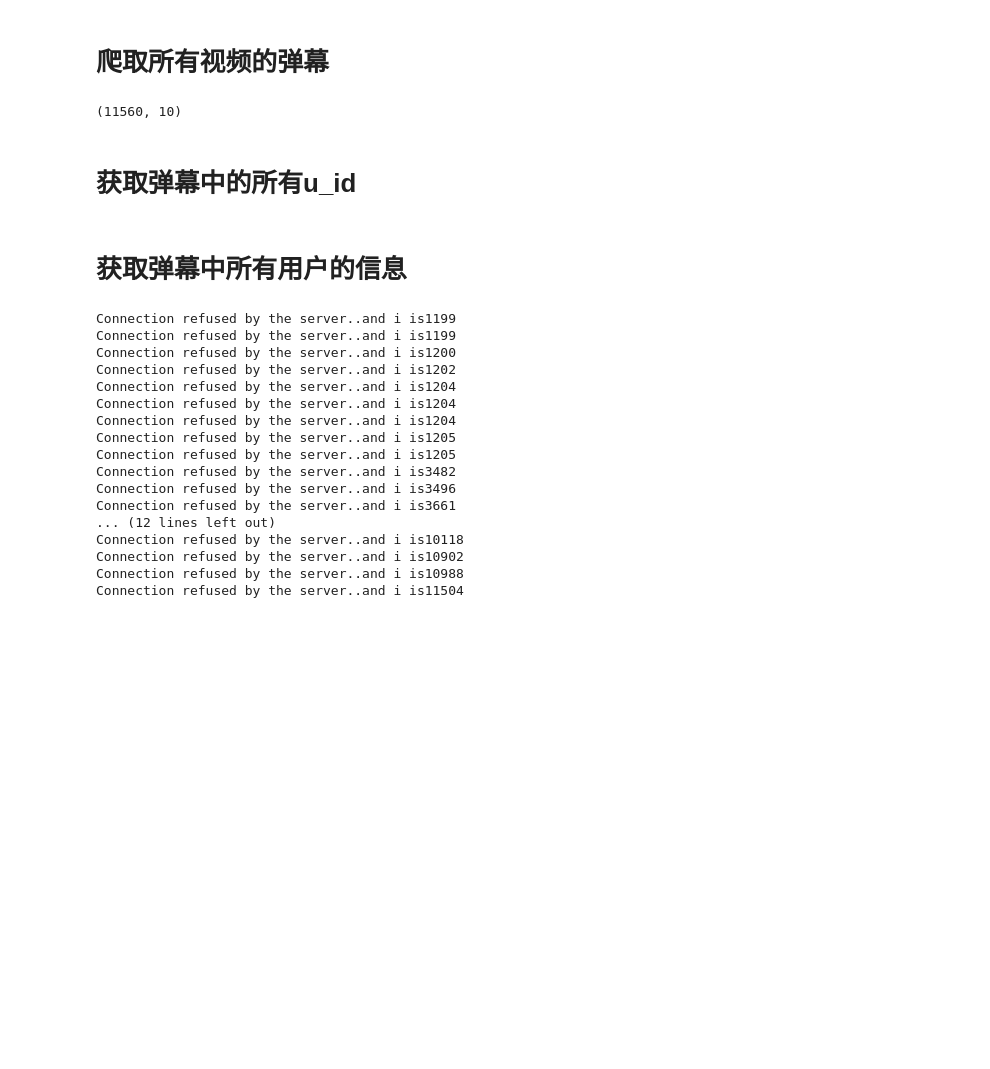
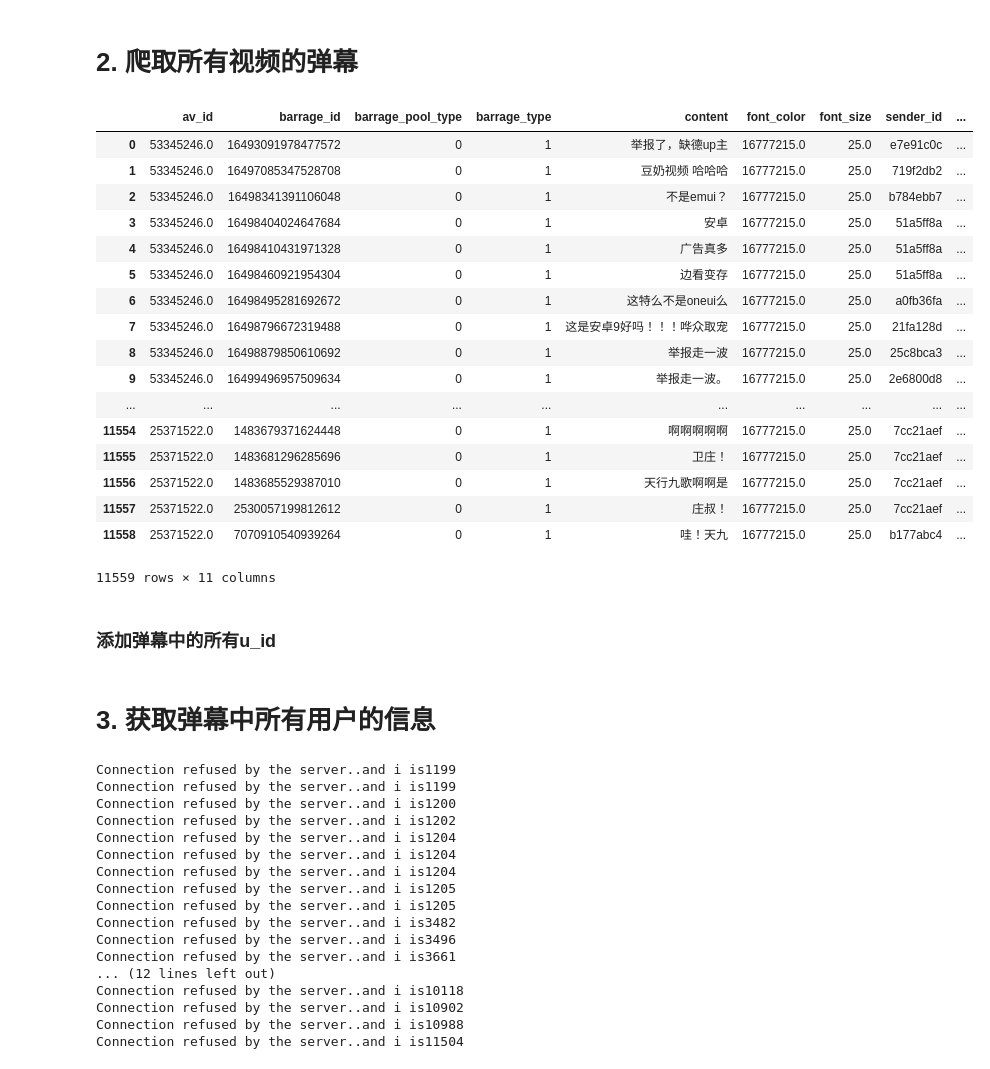
Before and after one commit to unclegem/bilibili_spider, a Jupyter notebook: bilibili_spider.ipynb, the cells around one changed output. Drawn from its saved outputs; the diff is of its cells as text; code cells hidden in the pictures; blank space fills up the shorter version.

```diff
--- a/bilibili_spider.ipynb
+++ b/bilibili_spider.ipynb
@@ -66,5 +132,5 @@ video_info
 # %% [markdown]
-# 爬取所有视频的弹幕
+# 2. 爬取所有视频的弹幕
 # %%
 barrages = []
 av_id_list = video_info[video_info['弹幕'] != '0']['av_id'].tolist()
@@ -99,9 +166,26 @@ barrages_csv = pd.DataFrame(data=barrages)
 # %%
-barrages_csv.shape
+barrages_csv
 # %% [output]
+|  | av_id | barrage_id | barrage_pool_type | barrage_type | content | font_color | font_size | sender_id | ... |
+| 0 | 53345246.0 | 16493091978477572 | 0 | 1 | 举报了，缺德up主 | 16777215.0 | 25.0 | e7e91c0c | ... |
+| 1 | 53345246.0 | 16497085347528708 | 0 | 1 | 豆奶视频 哈哈哈 | 16777215.0 | 25.0 | 719f2db2 | ... |
+| 2 | 53345246.0 | 16498341391106048 | 0 | 1 | 不是emui？ | 16777215.0 | 25.0 | b784ebb7 | ... |
+| 3 | 53345246.0 | 16498404024647684 | 0 | 1 | 安卓 | 16777215.0 | 25.0 | 51a5ff8a | ... |
+| 4 | 53345246.0 | 16498410431971328 | 0 | 1 | 广告真多 | 16777215.0 | 25.0 | 51a5ff8a | ... |
+| 5 | 53345246.0 | 16498460921954304 | 0 | 1 | 边看变存 | 16777215.0 | 25.0 | 51a5ff8a | ... |
+| 6 | 53345246.0 | 16498495281692672 | 0 | 1 | 这特么不是oneui么 | 16777215.0 | 25.0 | a0fb36fa | ... |
+| 7 | 53345246.0 | 16498796672319488 | 0 | 1 | 这是安卓9好吗！！！哗众取宠 | 16777215.0 | 25.0 | 21fa128d | ... |
+| 8 | 53345246.0 | 16498879850610692 | 0 | 1 | 举报走一波 | 16777215.0 | 25.0 | 25c8bca3 | ... |
+| 9 | 53345246.0 | 16499496957509634 | 0 | 1 | 举报走一波。 | 16777215.0 | 25.0 | 2e6800d8 | ... |
+| ... | ... | ... | ... | ... | ... | ... | ... | ... | ... |
+| 11554 | 25371522.0 | 1483679371624448 | 0 | 1 | 啊啊啊啊啊 | 16777215.0 | 25.0 | 7cc21aef | ... |
+| 11555 | 25371522.0 | 1483681296285696 | 0 | 1 | 卫庄！ | 16777215.0 | 25.0 | 7cc21aef | ... |
+| 11556 | 25371522.0 | 1483685529387010 | 0 | 1 | 天行九歌啊啊是 | 16777215.0 | 25.0 | 7cc21aef | ... |
+| 11557 | 25371522.0 | 2530057199812612 | 0 | 1 | 庄叔！ | 16777215.0 | 25.0 | 7cc21aef | ... |
+| 11558 | 25371522.0 | 7070910540939264 | 0 | 1 | 哇！天九 | 16777215.0 | 25.0 | b177abc4 | ... |
-(11560, 10)
+11559 rows × 11 columns
 # %% [markdown]
-# 获取弹幕中的所有u_id
+### 添加弹幕中的所有u_id
 # %%
 def get_uid(x):
     res = database_util.get_uid(x)
@@ -113,7 +197,7 @@ database_util.close()
 # %%
 barrages_csv.to_csv("barrage_csv.csv", index=False)
 # %% [markdown]
-# 获取弹幕中所有用户的信息
+# 3. 获取弹幕中所有用户的信息
 # %%
 barrages_csv = pd.read_csv("barrage_csv.csv")
 # %%
```
Also changed, not shown: parts of 15 cells of this notebook.
